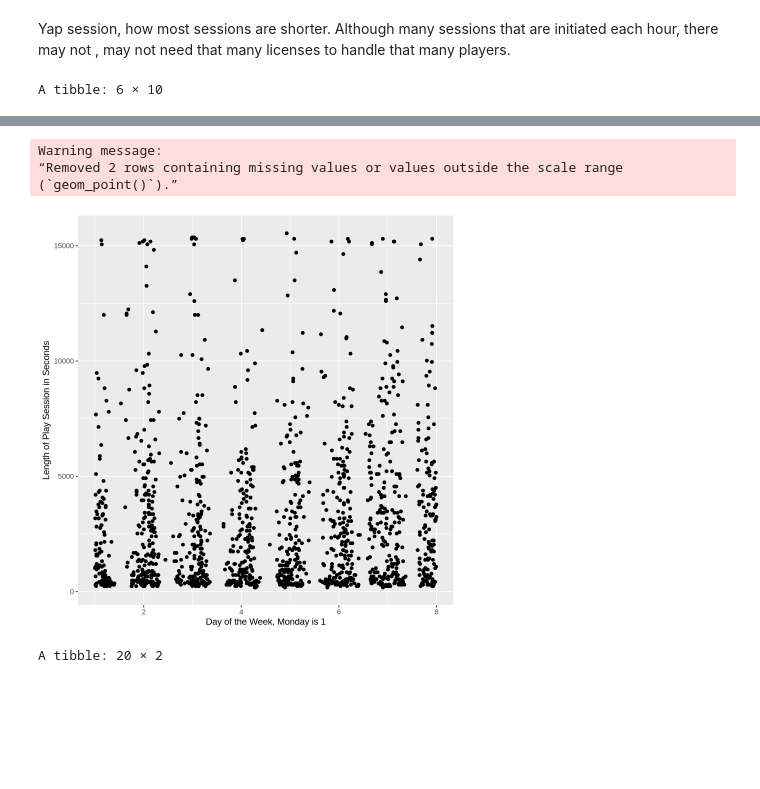
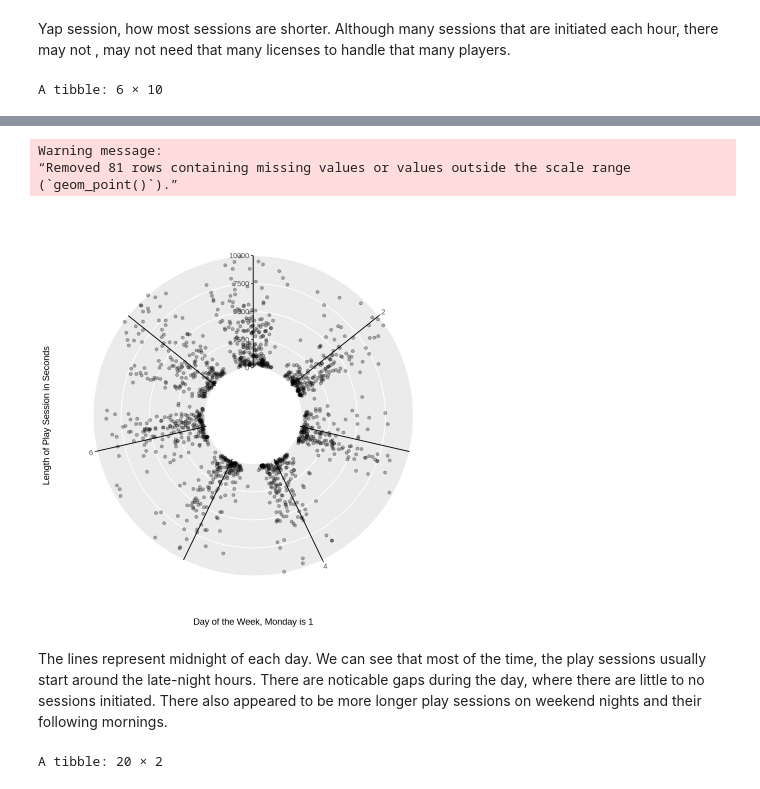
Before and after one commit to wruen/DSCI_100_test, a Jupyter notebook: DSCI_100_group_project.ipynb, the cells around one changed output, grey strips where cells are left out. Saved outputs shown, nothing was run; the diff lists cells and outputs as text; code cells hidden in the pictures; blank space fills up the shorter version.

Commit message:
circle plots :D
stuff for clustering, just makes it slightly more obvious

```diff
--- a/DSCI_100_group_project.ipynb
+++ b/DSCI_100_group_project.ipynb
@@ -100,29 +100,35 @@ Yap session, how most sessions are shorter. Although many sessions that are init
 # %%
 #concept: Change day of the week to a variable based on hour and minute
 session_scale_wday<-sessions_tidy|>
 select(start_time:startwday)|>
 mutate(dayofweek=wday(start_time,label=FALSE,week_start=1)+(minute_start/60+hour_start)/24)
 head(session_scale_wday)
+
 session_length_wday<-session_scale_wday|>
 ggplot(aes(x=dayofweek,y=session_length))+
-geom_point()+
-labs(x="Day of the Week, Monday is 1",y="Length of Play Session in Seconds")
+geom_point(alpha=0.3)+
+labs(x="Day of the Week, Monday is 1",y="Length of Play Session in Seconds")+
+ylim(0,10000)+#this line is optional.
+geom_vline(xintercept=c(1,2,3,4,5,6,7),linetype='solid')+
+coord_radial(inner.radius = 0.3, r_axis_inside = TRUE,expand=FALSE)
 session_length_wday
 #then do clustering on play time and day of the week
 # %% [output]
 A tibble: 6 × 10
 | start_time | end_time | session_length | year_start | month_start | day_start | hour_start | minute_start | startwday | ... |
 | <dttm> | <dttm> | <dbl> | <dbl> | <dbl> | <int> | <int> | <int> | <ord> | ... |
 | 2024-06-30 18:12:00 | 2024-06-30 18:24:00 | 720 | 2024 | 6 | 30 | 18 | 12 | Sun | ... |
 | 2024-06-17 23:33:00 | 2024-06-17 23:46:00 | 780 | 2024 | 6 | 17 | 23 | 33 | Mon | ... |
 | 2024-07-25 17:34:00 | 2024-07-25 17:57:00 | 1380 | 2024 | 7 | 25 | 17 | 34 | Thu | ... |
 | 2024-07-25 03:22:00 | 2024-07-25 03:58:00 | 2160 | 2024 | 7 | 25 | 3 | 22 | Thu | ... |
 | 2024-05-25 16:01:00 | 2024-05-25 16:12:00 | 660 | 2024 | 5 | 25 | 16 | 1 | Sat | ... |
 | 2024-06-23 15:08:00 | 2024-06-23 17:10:00 | 7320 | 2024 | 6 | 23 | 15 | 8 | Sun | ... |
 Warning message:
-“Removed 2 rows containing missing values or values outside the scale range
+“Removed 81 rows containing missing values or values outside the scale range
 (`geom_point()`).”
-[figure, old version]
+[figure, new version]
+# %% [markdown]
+The lines represent midnight of each day. We can see that most of the time, the play sessions usually start around the late-night hours. There are noticable gaps during the day, where there are little to no sessions initiated. There also appeared to be more longer play sessions on weekend nights and their following mornings.
 # %%
 set.seed(2019)
 clusnums<-tibble(num_clusters=1:20)
```
Also changed, not shown: parts of 2 cells of this notebook.
